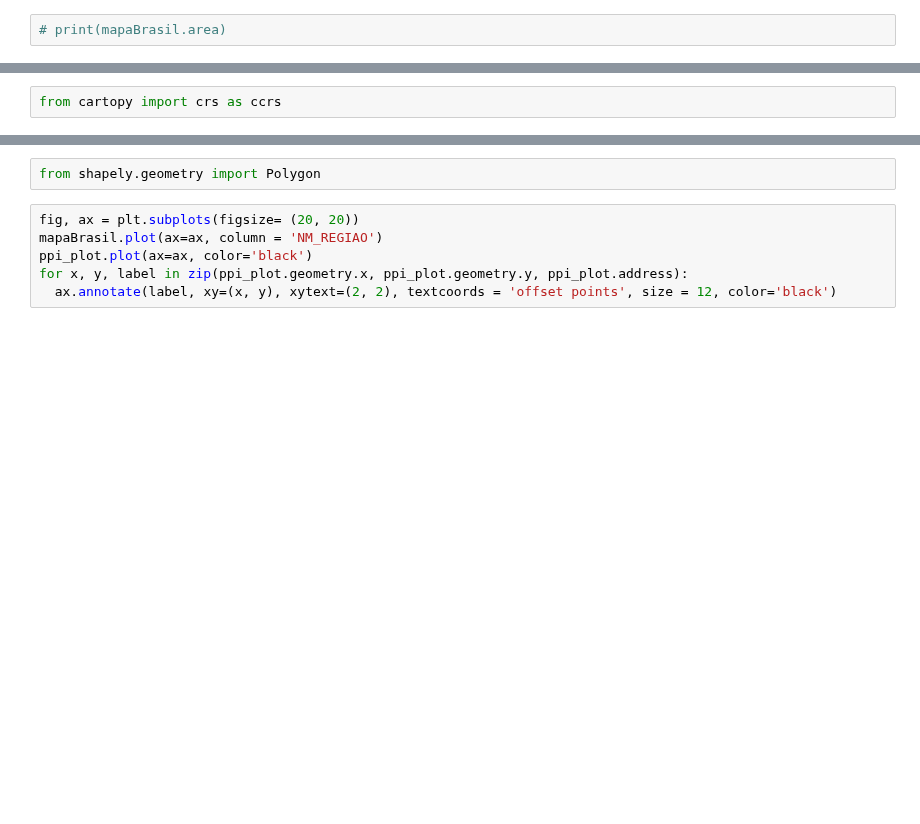
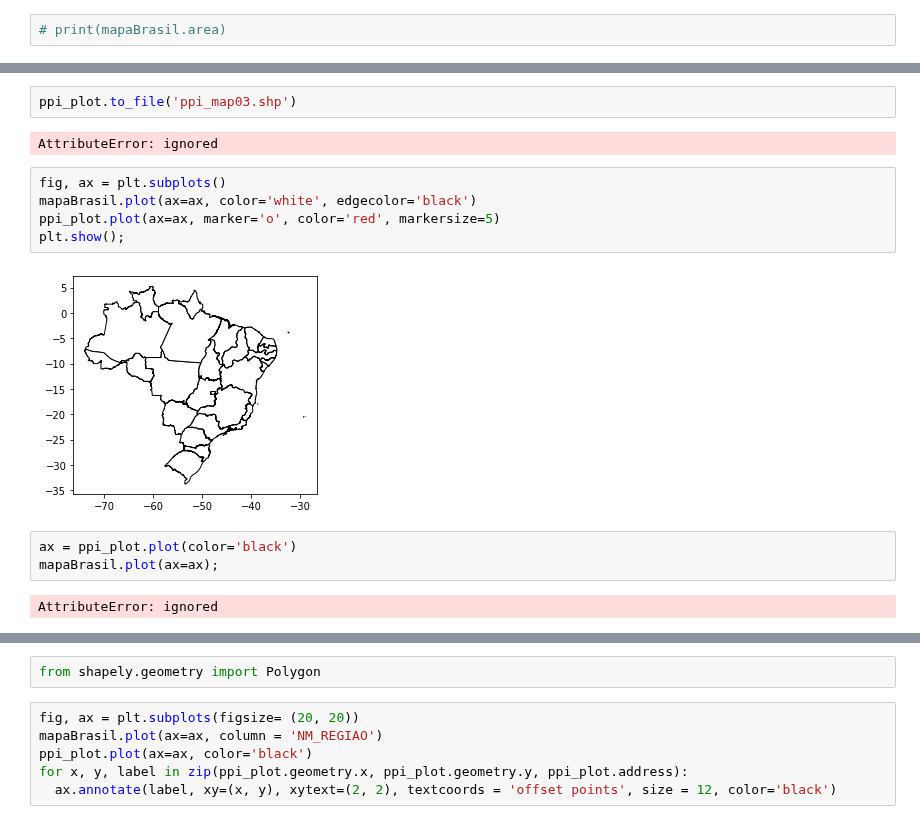
Before and after one commit to Caviuna/InfraBuilding, a Jupyter notebook: building.ipynb, the cells around one changed output, grey strips where cells are left out. Saved outputs shown, nothing was run; the diff lists cells and outputs as text; blank space fills up the shorter version.

Commit message:
plot_dataMap_05_erro_plot_intersection_01

```diff
--- a/building.ipynb
+++ b/building.ipynb
@@ -434,2 +353,16 @@ Requirement already satisfied: numpy>=1.13.3 in /usr/local/lib/python3.7/dist-pa
-# %%
-from cartopy import crs as ccrs
+# %%
+ppi_plot.to_file('ppi_map03.shp')
+# %% [output]
+AttributeError: ignored
+# %%
+fig, ax = plt.subplots()
+mapaBrasil.plot(ax=ax, color='white', edgecolor='black')
+ppi_plot.plot(ax=ax, marker='o', color='red', markersize=5)
+plt.show();
+# %% [output]
+[figure, added]
+# %%
+ax = ppi_plot.plot(color='black')
+mapaBrasil.plot(ax=ax);
+# %% [output]
+AttributeError: ignored
```
Also changed, not shown: parts of 25 cells of this notebook.
